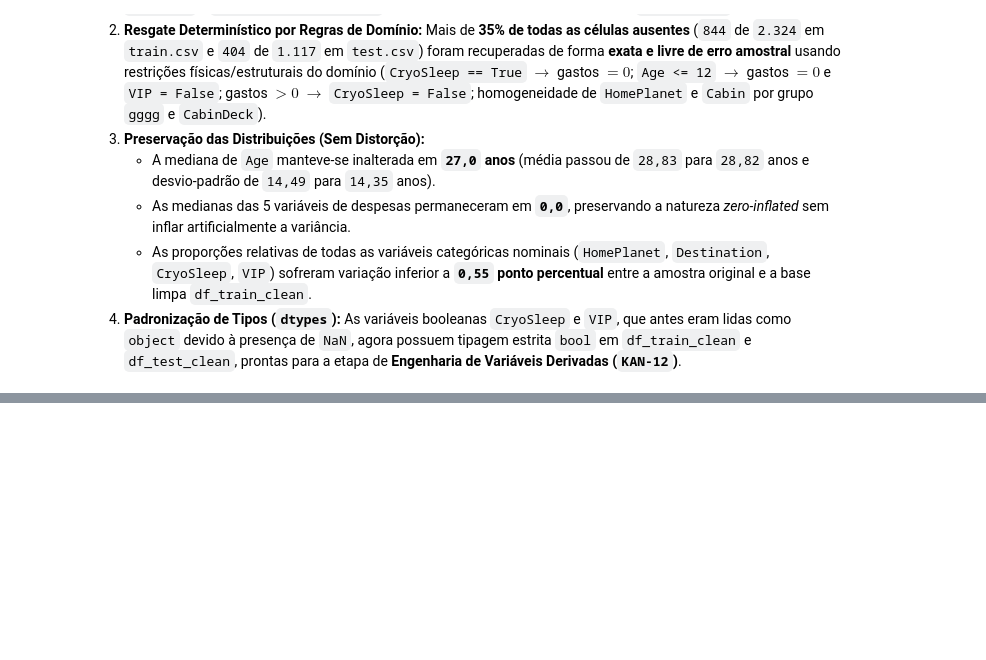
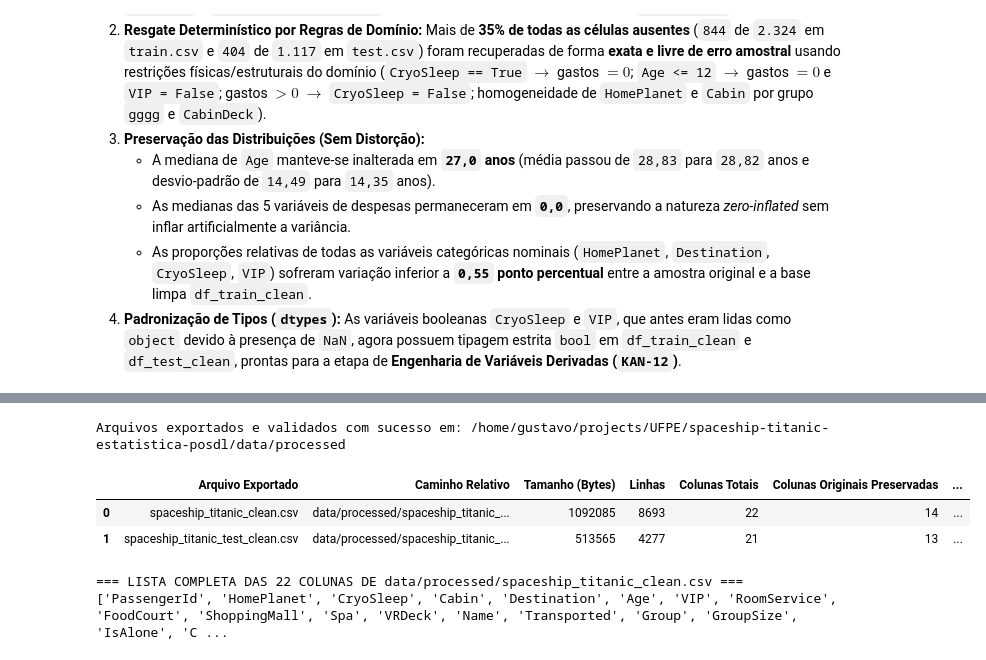
Before and after one commit to gmenezesg/spaceship-titanic-estatistica-posdl, a Jupyter notebook: notebooks/00_projeto_final_estatistica.ipynb, the cells around one changed output, grey strips where cells are left out. Drawn from its saved outputs; the diff is of its cells as text; code cells hidden in the pictures; blank space fills up the shorter version.

```diff
--- a/notebooks/00_projeto_final_estatistica.ipynb
+++ b/notebooks/00_projeto_final_estatistica.ipynb
@@ -1197,0 +1558,57 @@ display(df_comp_cat)
+# %%
+# Resolução resiliente do diretório data/processed no filesystem local
+PROCESSED_DIR = Path("../data/processed") if Path("../data/raw").exists() else Path("data/processed")
+PROCESSED_DIR.mkdir(parents=True, exist_ok=True)
+
+clean_train_path = PROCESSED_DIR / "spaceship_titanic_clean.csv"
+clean_test_path = PROCESSED_DIR / "spaceship_titanic_test_clean.csv"
+
+df_train_derived.to_csv(clean_train_path, index=False)
+df_test_derived.to_csv(clean_test_path, index=False)
+
+# Releitura a partir do disco para auditoria de persistência
+df_check_tr = pd.read_csv(clean_train_path)
+df_check_te = pd.read_csv(clean_test_path)
+
+assert df_check_tr.shape == (8693, 22), f"Shape inesperado no treino exportado: {df_check_tr.shape}"
+assert df_check_te.shape == (4277, 21), f"Shape inesperado no teste exportado: {df_check_te.shape}"
+assert df_check_tr.isna().sum().sum() == 0, "Foram encontrados NaNs no arquivo spaceship_titanic_clean.csv!"
+assert df_check_te.isna().sum().sum() == 0, "Foram encontrados NaNs no arquivo spaceship_titanic_test_clean.csv!"
+
+auditoria_exportacao = pd.DataFrame([
+    {
+        "Arquivo Exportado": "spaceship_titanic_clean.csv",
+        "Caminho Relativo": "data/processed/spaceship_titanic_clean.csv",
+        "Tamanho (Bytes)": clean_train_path.stat().st_size,
+        "Linhas": df_check_tr.shape[0],
+        "Colunas Totais": df_check_tr.shape[1],
+        "Colunas Originais Preservadas": 14,
+        "Variáveis Derivadas (KAN-12)": 8,
+        "Células Ausentes (NaN)": int(df_check_tr.isna().sum().sum()),
+        "Linhas Duplicadas": int(df_check_tr.duplicated().sum()),
+    },
+    {
+        "Arquivo Exportado": "spaceship_titanic_test_clean.csv",
+        "Caminho Relativo": "data/processed/spaceship_titanic_test_clean.csv",
+        "Tamanho (Bytes)": clean_test_path.stat().st_size,
+        "Linhas": df_check_te.shape[0],
+        "Colunas Totais": df_check_te.shape[1],
+        "Colunas Originais Preservadas": 13,
+        "Variáveis Derivadas (KAN-12)": 8,
+        "Células Ausentes (NaN)": int(df_check_te.isna().sum().sum()),
+        "Linhas Duplicadas": int(df_check_te.duplicated().sum()),
+    },
+])
+
+print(f"Arquivos exportados e validados com sucesso em: {PROCESSED_DIR.resolve()}")
+display(auditoria_exportacao)
+
+print("\n=== LISTA COMPLETA DAS 22 COLUNAS DE data/processed/spaceship_titanic_clean.csv ===")
+print(list(df_check_tr.columns))
+# %% [output]
+Arquivos exportados e validados com sucesso em: /home/gustavo/projects/UFPE/spaceship-titanic-estatistica-posdl/data/processed
+|  | Arquivo Exportado | Caminho Relativo | Tamanho (Bytes) | Linhas | Colunas Totais | Colunas Originais Preservadas | ... |
+| 0 | spaceship_titanic_clean.csv | data/processed/spaceship_titanic_... | 1092085 | 8693 | 22 | 14 | ... |
+| 1 | spaceship_titanic_test_clean.csv | data/processed/spaceship_titanic_... | 513565 | 4277 | 21 | 13 | ... |
+=== LISTA COMPLETA DAS 22 COLUNAS DE data/processed/spaceship_titanic_clean.csv ===
+['PassengerId', 'HomePlanet', 'CryoSleep', 'Cabin', 'Destination', 'Age', 'VIP', 'RoomService', 'FoodCourt', 'ShoppingMall', 'Spa', 'VRDeck', 'Name', 'Transported', 'Group', 'GroupSize', 'IsAlone', 'C ...
```
Also changed, not shown: parts of 9 cells of this notebook, 9 other files.
